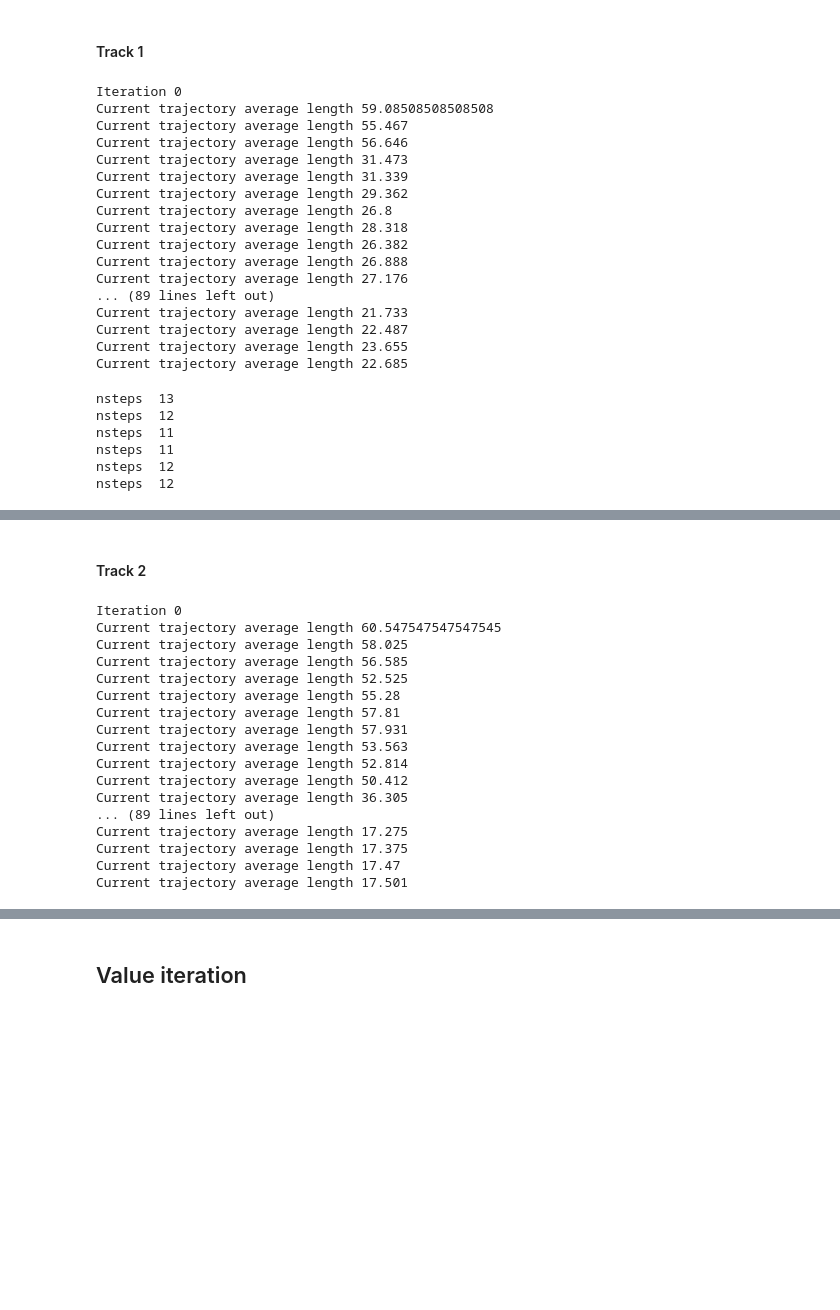
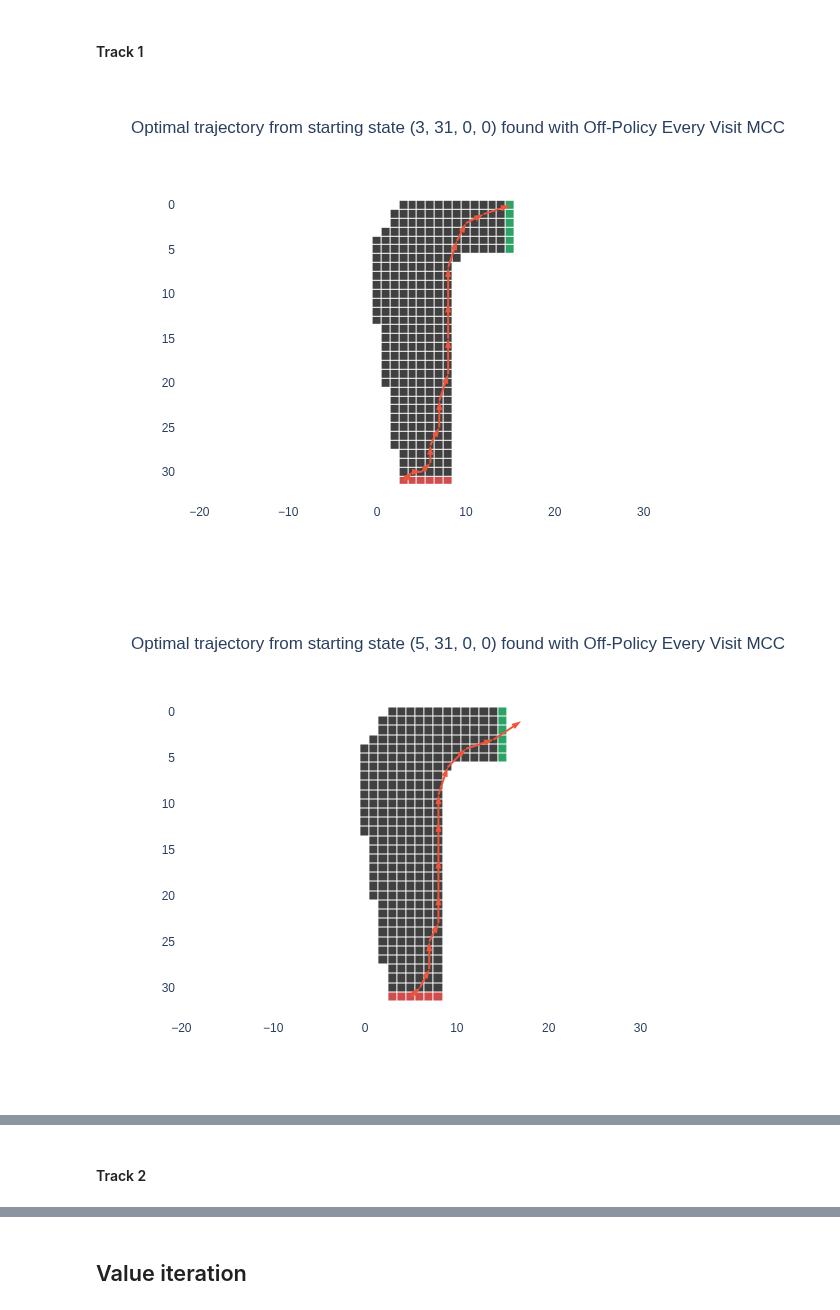
Before and after one commit to Salma-Hammani/Sutto-Barto-RL-exercises, a Jupyter notebook: Chapter5 - Racetrack.ipynb, the cells around one changed output, grey strips where cells are left out. Saved outputs shown, nothing was run; the diff lists cells and outputs as text; code cells hidden in the pictures; blank space fills up the shorter version.

```diff
--- a/Chapter5 - Racetrack.ipynb
+++ b/Chapter5 - Racetrack.ipynb
@@ -550,7 +520,7 @@ def offPolicyEVMCC(track, model, gamma, maxIter, policyInit, qInit, epsilon=0.00
     targetPolicy = policyInit.copy() # has the same number of rows as legalStates length
     ratios = np.zeros((nLegalStates, nActions))
     iter = 0
-    trajLengths = []
+    # trajLengths = []
 
     iter = 0
 
@@ -559,8 +529,8 @@ def offPolicyEVMCC(track, model, gamma, maxIter, policyInit, qInit, epsilon=0.00
     updatedPolicyIds = []
 
     while iter < maxIter:
-        if iter % (maxIter // 5) == 0:
-            print(f"Iteration {iter}")
+        # if iter % (maxIter // 5) == 0:
+        #     print(f"Iteration {iter}")
 
         if updatedPolicyIds:
             behaviourPolicy[updatedPolicyIds, :] = epsilon * legalActions[updatedPolicyStates] / nLegalActions[updatedPolicyStates]
@@ -572,11 +542,11 @@ def offPolicyEVMCC(track, model, gamma, maxIter, policyInit, qInit, epsilon=0.00
         weight = 1
         t = len(trajectory) - 1
 
-        if (iter + 1) % (maxIter // 100) == 0:
-            print(f"Current trajectory average length {np.mean(trajLengths)}")
-            trajLengths = []
+        # if (iter + 1) % (maxIter // 100) == 0:
+        #     print(f"Current trajectory average length {np.mean(trajLengths)}")
+        #     trajLengths = []
 
-        trajLengths.append(t + 1)
+        # trajLengths.append(t + 1)
 
         while t >= 0:
             gain = gamma * gain + trajectory[t, 2]
@@ -605,7 +575,7 @@ def offPolicyEVMCC(track, model, gamma, maxIter, policyInit, qInit, epsilon=0.00
 # %% [markdown]
 #### Track 1
 # %%
-qInitOPMCCTrack1 = np.empty((nStatesTrack1, nActionsTR))
+qInitOPMCCTrack1 = np.empty((len(legalStatesTrack1), nActionsTR))
 for state, id in legalStatesTrack1.items():
     for action in range(9):
         if not legalActionsTrack1[state, action]:
@@ -613,32 +583,17 @@ for state, id in legalStatesTrack1.items():
 nItersOPMCCTrack1 = 100000
 maxTrajLength = 1000
 qStarOPMCCTrack1, policyStarOPMCCTrack1 = offPolicyEVMCC(track1, modelTrack1, 1, nItersOPMCCTrack1, policyInitTrack1, qInitOPMCCTrack1, epsilon=0.01, maxTrajLength=maxTrajLength, noise=True)
-# %% [output]
-Iteration 0
-Current trajectory average length 59.08508508508508
-Current trajectory average length 55.467
-Current trajectory average length 56.646
-Current trajectory average length 31.473
-Current trajectory average length 31.339
-Current trajectory average length 29.362
-Current trajectory average length 26.8
-Current trajectory average length 28.318
-Current trajectory average length 26.382
-Current trajectory average length 26.888
-Current trajectory average length 27.176
-... (89 lines left out)
-Current trajectory average length 21.733
-Current trajectory average length 22.487
-Current trajectory average length 23.655
-Current trajectory average length 22.685
-# %%
-for startingState in startingStatesTrack1:
-    startingAction = policyStarOPMCCTrack1[legalStatesTrack1[startingState]]
-    plotTrajectory(track1, decodeTRtrajectory(track1.shape, sampleTRTrajectory(track1, policyStarOPMCCTrack1, legalStatesTrack1, legalStatesSetTrack1, startingState=startingState, startingAction=startingAction, noise=False, maxIter=10000)))
-# %% [output]
-nsteps  13
-nsteps  12
-nsteps  11
-nsteps  11
-nsteps  12
-nsteps  12
+# %%
+trajLengthsOPMCCTrack1 = []
+i = 0
+for startingState in startingStatesTrack1:
+    startingAction = policyStarOPMCCTrack1[legalStatesTrack1[startingState]]
+    decodedTraj, trajLength = decodeTRtrajectory(track1.shape, sampleTRTrajectory(track1, policyStarOPMCCTrack1, legalStatesTrack1, legalStatesSetTrack1, startingState=startingState, startingAction=startingAction, noise=False, maxIter=1000))
+    if i % 2 == 0:
+        plotTrajectory(track1, decodedTraj,
+                    title=f"Optimal trajectory from starting state {decodeTRState(startingState, track1.shape)} found with Off-Policy Every Visit MCC")
+    trajLengthsOPMCCTrack1.append(trajLength)
+    i += 1
+# %% [output]
+[figure, added]
+[figure, added]
@@ -645,7 +601,7 @@ nsteps  12
 # %% [markdown]
 #### Track 2
 # %%
-qInitOPMCCTrack2 = np.empty((nStatesTrack2, nActionsTR))
+qInitOPMCCTrack2 = np.empty((len(legalStatesTrack2), nActionsTR))
 for state, id in legalStatesTrack2.items():
     for action in range(9):
         if not legalActionsTrack2[state, action]:
@@ -653,22 +609,4 @@ for state, id in legalStatesTrack2.items():
 nItersOPMCCTrack2 = 100000
 maxTrajLength = 1000
 qStarOPMCCTrack2, policyStarOPMCCTrack2 = offPolicyEVMCC(track2, modelTrack2, 1, nItersOPMCCTrack2, policyInitTrack2, qInitOPMCCTrack2, epsilon=0.01, maxTrajLength=maxTrajLength, noise=True)
-# %% [output]
-Iteration 0
-Current trajectory average length 60.547547547547545
-Current trajectory average length 58.025
-Current trajectory average length 56.585
-Current trajectory average length 52.525
-Current trajectory average length 55.28
-Current trajectory average length 57.81
-Current trajectory average length 57.931
-Current trajectory average length 53.563
-Current trajectory average length 52.814
-Current trajectory average length 50.412
-Current trajectory average length 36.305
-... (89 lines left out)
-Current trajectory average length 17.275
-Current trajectory average length 17.375
-Current trajectory average length 17.47
-Current trajectory average length 17.501
 # %%
```
Also changed, not shown: parts of 37 cells of this notebook.
